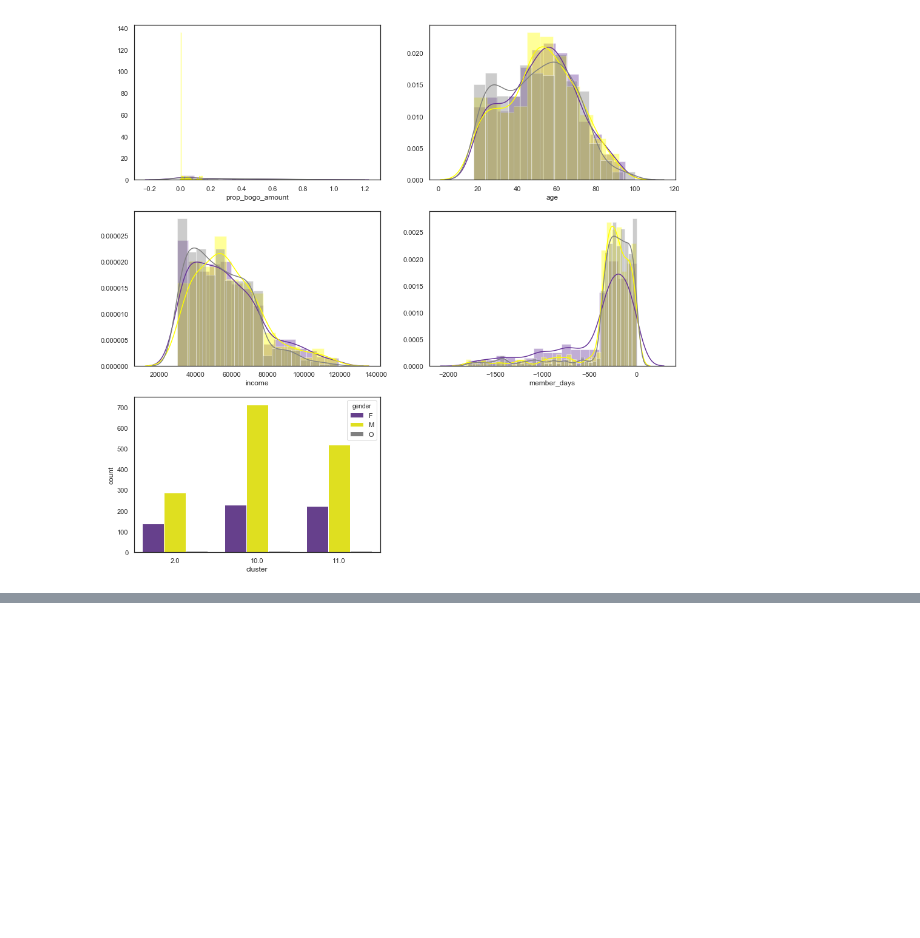
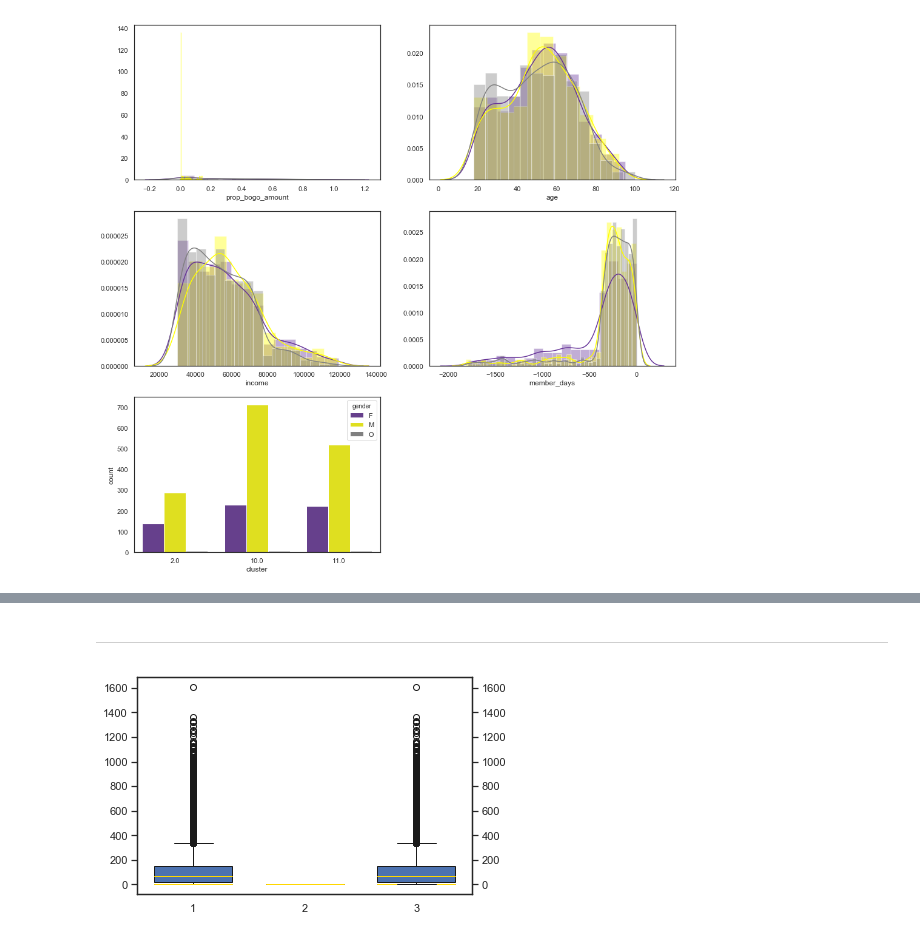
Before and after one commit to rbuerki/segmentation-challenge-starbucks, a Jupyter notebook: 5-analyze_clusters.ipynb, the cells around one changed output, grey strips where cells are left out. Cells and saved outputs as stored; diff of their text form; code cells hidden in the pictures; blank space fills up the shorter version.

```diff
--- a/5-analyze_clusters.ipynb
+++ b/5-analyze_clusters.ipynb
@@ -380,0 +399,2 @@ SyntaxError: invalid syntax (<ipython-input-62-f7abdcc6f951>, line 1)
+# %% [markdown]
+---
@@ -380,0 +426,10 @@ SyntaxError: invalid syntax (<ipython-input-62-f7abdcc6f951>, line 1)
+# %%
+box_df = profile_clusters[['cluster', 'bogo_vtc', 'discount_vtc', 'total_amount']]
+props = dict(widths=0.7, patch_artist=True, medianprops=dict(color="gold"))
+
+box1 = plt.boxplot(box_df[['bogo_vtc', 'discount_vtc', 'total_amount']].values, positions=(3,2,1), **props)
+plt.twinx()
+box2 = plt.boxplot(box_df[['total_amount', 'bogo_vtc', 'discount_vtc',]].values, positions=(3,2,1), **props)
+# box2 = plt.boxplot(box_df['total_amount'].values, positions=([0]), **props)
+# %% [output]
+[figure, added]
```
Also changed, not shown: parts of 15 cells of this notebook.
